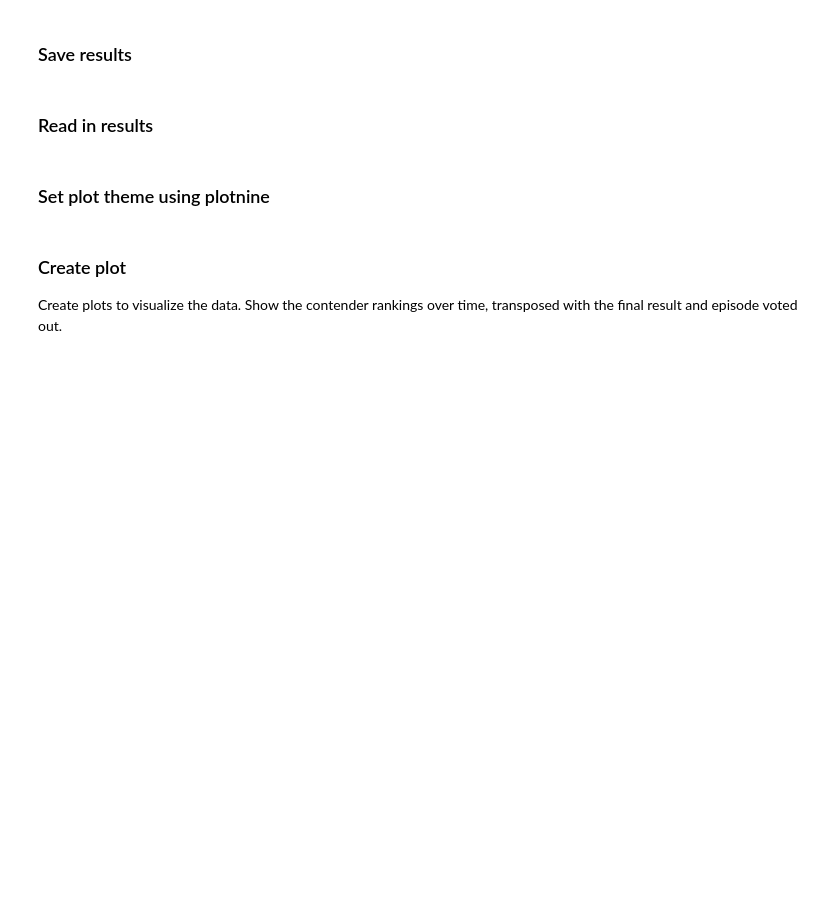
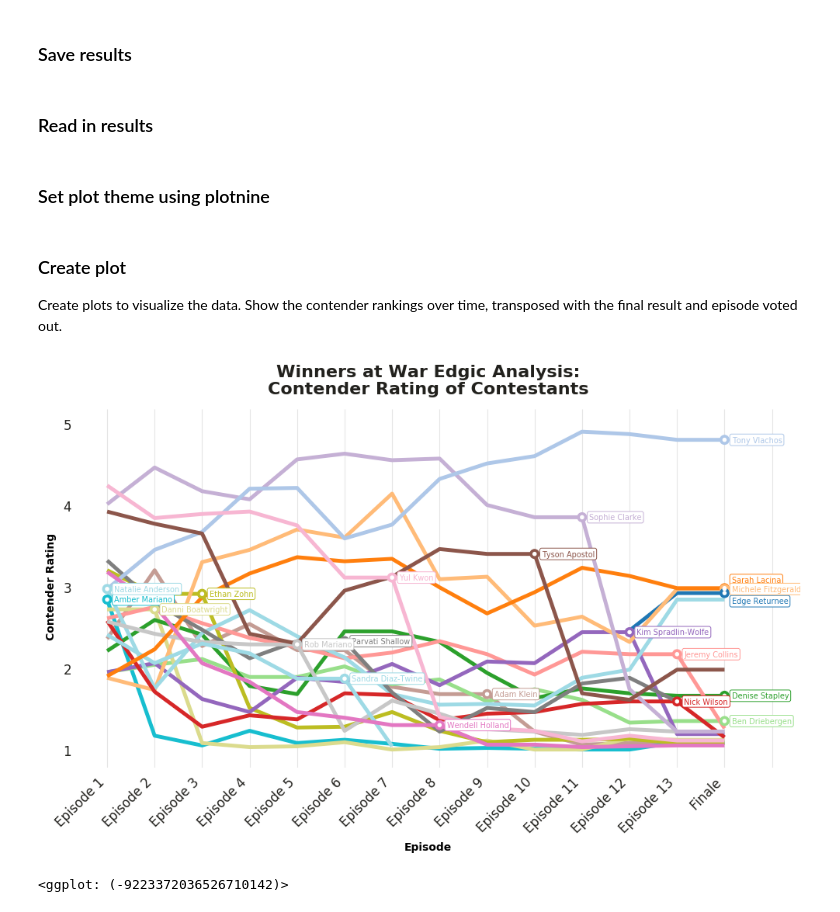
Before and after one commit to ldawson02/data-science-intro, a Jupyter notebook: Survivor WSSYW/Edgic Analysis.ipynb, the cells around one changed output. Saved outputs shown, nothing was run; the diff lists cells and outputs as text; code cells hidden in the pictures; blank space fills up the shorter version.

```diff
--- a/Survivor WSSYW/Edgic Analysis.ipynb
+++ b/Survivor WSSYW/Edgic Analysis.ipynb
@@ -106,10 +116,11 @@ def read_df(season):
     data = df_pivot.reset_index(drop=True)
     # print(data.loc[data['vote out']==True])
     for x in data.loc[data['vote out']==True].index.values:
-        if not data.loc[x,'rank']>0:
-            data.loc[x,'rank'] = data.loc[x-1,'rank']
+        #if not data.loc[x,'rank']>0:
+        data.loc[x,'rank'] = data.loc[x-1,'rank']
     # print(data.loc[data['vote out']==True])
     data['Finish'] = [x[1]['finish'] if x[1]['finalist']==True else '>5' for x in data.iterrows()]
+    data['Finish_All'] = [str(x[1]['finish']) if x[1]['finalist']==True or x[1]['finalist']==False else '' for x in data.iterrows()]
     return data
 # %% [markdown]
 ### Set plot theme using plotnine
@@ -163,7 +174,7 @@ def base_fig(data, color_col,cmap,season):
     data = data.assign(episode_ord = episodes).drop(['Episode'], axis=1)
     return(
         ggplot(data=data, mapping=aes(x='episode_ord', y='rank', group='name')) +
-        geom_line(aes(color=color_col, alpha = 1), size = 2) +
+        geom_line(aes(color=color_col, alpha = 1), size = 2, show_legend=False) +
         geom_point(data=data.loc[data['vote out']==True],
                    mapping=aes(y='rank', color=color_col), shape='.', size=9, show_legend=False) +
         geom_point(data=data.loc[data['vote out']==True],
@@ -172,19 +183,30 @@ def base_fig(data, color_col,cmap,season):
                    mapping=aes(y='rank', color=color_col), shape='*', size=9, show_legend=False) +
         geom_point(data=data.loc[data['FTC']==True],
                    mapping=aes(y='rank'), color="#FFFFFF", shape='*', size=3, show_legend=False) +
-        geom_label(data=data.loc[data['vote out']==True],
+        geom_label(data=data.loc[(data['vote out']==True) & (data['name']=='Sarah Lacina')],
+                   mapping=aes(y='rank', label='name', color=color_col), ha='left', nudge_x=.15, nudge_y=.1, size=7, show_legend=False) +
+        geom_label(data=data.loc[(data['vote out']==True) & (data['name']=='Edge Returnee')],
+                   mapping=aes(y='rank', label='name', color=color_col), ha='left', nudge_x=.15, nudge_y=-.1, size=7, show_legend=False) +
+        geom_label(data=data.loc[(data['vote out']==True) & (data['name']!='Sarah Lacina') & (data['name']!='Edge Returnee')],
                    mapping=aes(y='rank', label='name', color=color_col), ha='left', nudge_x=.15, size=7, show_legend=False) +
 #         geom_text(data=data.loc[data['FTC']==True],
 #                    mapping=aes(x=13,y='rank', label='finish', color=color_col), size=10) +
 
         scale_y_continuous(limits=[1,5], breaks=range(1,6,1)) +
-        labs(x="Episode", y="Contender Rating",title=f"{season} Edgic Analysis:\nContender Rating of Contestants") +
-        scale_color_manual(cmap)
+        labs(x="Episode", y="Contender Rating",title=f"{season} Edgic Analysis:\nContender Rating of Contestants")
+        + scale_color_cmap(name='tab20')
     )
 # %%
+cmap_tmp = {1:"#F70020",2:"#1A7D00",3:"#0C96F2",4:"#FB9701",5:"#636666",6:"#87603E",">5":"#BFBEBB"}
 
-cmap_tmp = {1:"#F70020",2:"#1A7D00",3:"#0C96F2",4:"#FB9701",5:"#636666",6:"#87603E",">5":"#BFBEBB"}
-base_fig(data.append(
-    pd.DataFrame([['',None,None,None,None,None,None,'>5']], columns=data.columns)
-    ),'Finish',cmap_tmp,season) + my_theme
+for season in seasons.values():
+    df = read_df(season)
+    fig = base_fig(df.append(
+        pd.DataFrame([['',None,None,None,None,None,None,'',None]], columns=df.columns)
+        ),'finish',cmap_tmp,season) + my_theme
+    ggsave(plot=fig, filename=f'./images/{season}_all_contender_ratings.png')
+    print(fig)
+# %% [output]
+[figure, added]
+<ggplot: (-9223372036526710142)>
 # %%
```
Also changed, not shown: parts of 4 cells of this notebook, 4 other files.
